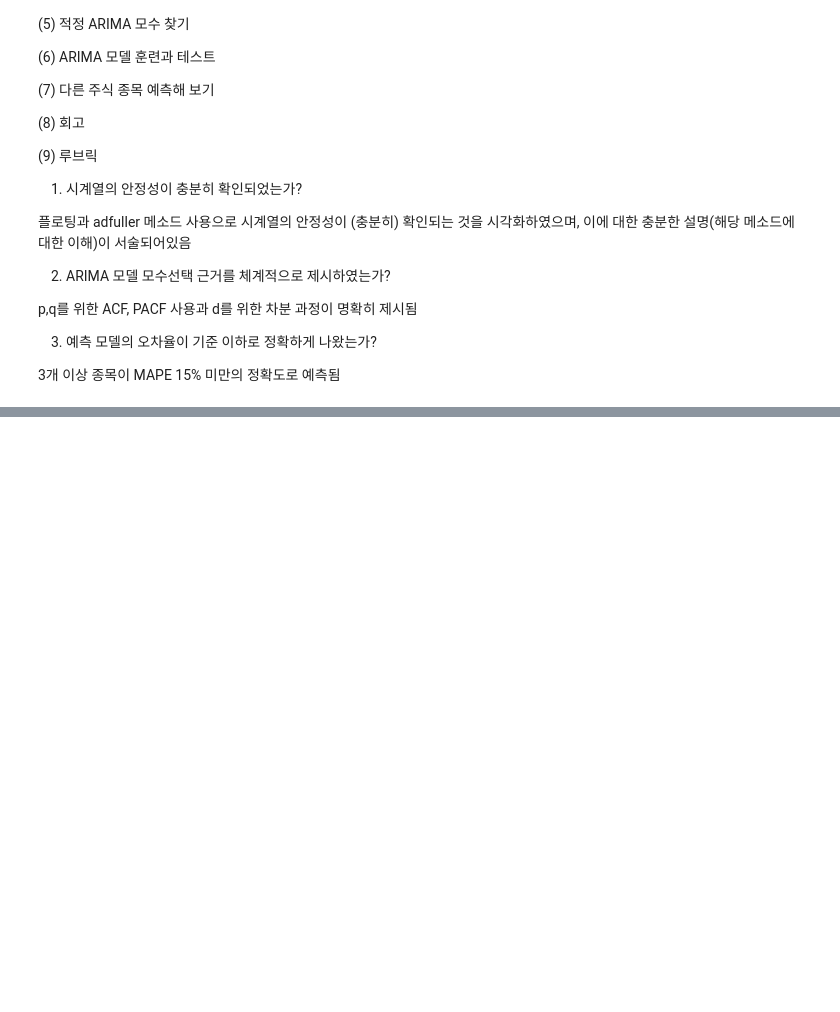
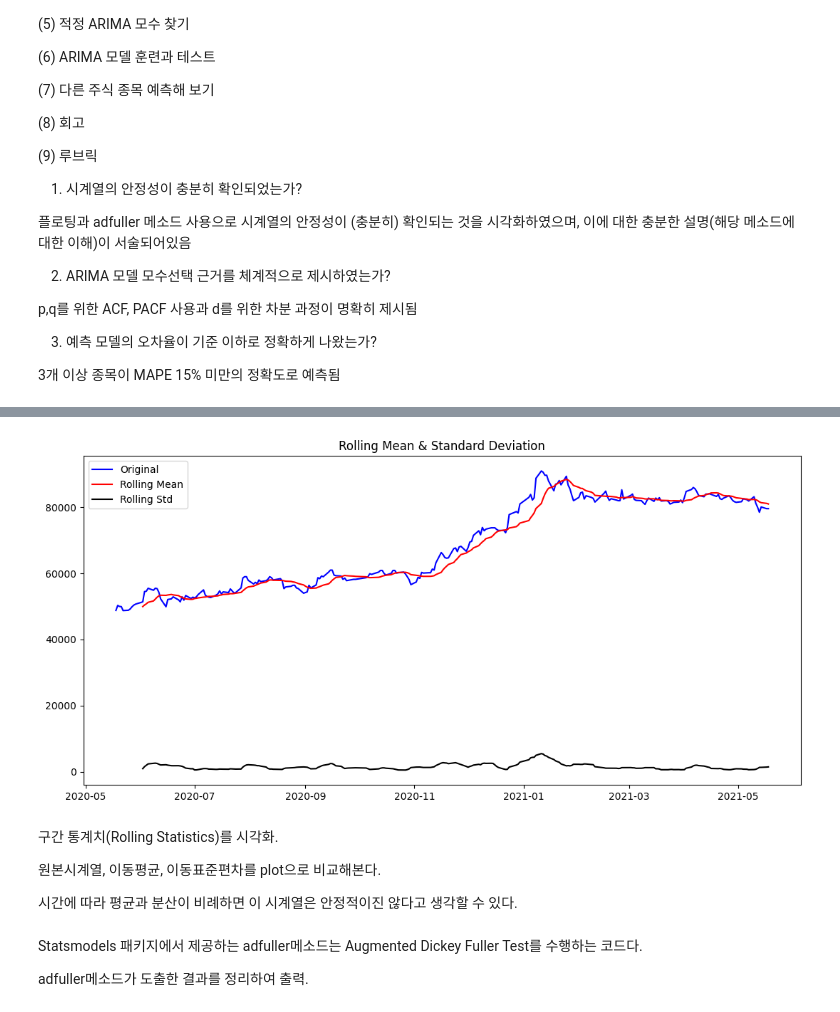
Before and after one commit to F100d4U/Exploration, a Jupyter notebook: [ep03]stock_cheat.ipynb, the cells around one changed output, grey strips where cells are left out. Cells and saved outputs as stored; diff of their text form; code cells hidden in the pictures; blank space fills up the shorter version.

```diff
--- a/[ep03]stock_cheat.ipynb
+++ b/[ep03]stock_cheat.ipynb
@@ -144,0 +156,25 @@ plot_rolling_statistics(ts1, window=12)
+# %%
+##(3) 시계열 안정성 분석##
+
+def plot_rolling_statistics(timeseries, window=12):
+
+    rolmean = timeseries.rolling(window=window).mean()
+    rolstd = timeseries.rolling(window=window).std()
+
+
+    orig = plt.plot(timeseries, color='blue',label='Original')
+    mean = plt.plot(rolmean, color='red', label='Rolling Mean')
+    std = plt.plot(rolstd, color='black', label='Rolling Std')
+    plt.legend(loc='best')
+    plt.title('Rolling Mean & Standard Deviation')
+    plt.show(block=False)
+
+plot_rolling_statistics(ts, window=12)
+# %% [output]
+[figure, added]
+# %% [markdown]
+구간 통계치(Rolling Statistics)를 시각화.
+
+원본시계열, 이동평균, 이동표준편차를 plot으로 비교해본다.
+
+시간에 따라 평균과 분산이 비례하면 이 시계열은 안정적이진 않다고 생각할 수 있다.
@@ -144,0 +193,5 @@ plot_rolling_statistics(ts1, window=12)
+# %% [markdown]
+Statsmodels 패키지에서 제공하는 adfuller메소드는
+Augmented Dickey Fuller Test를 수행하는 코드다.
+
+adfuller메소드가 도출한 결과를 정리하여 출력.
```
Also changed, not shown: parts of 40 cells of this notebook, 1 other file.
